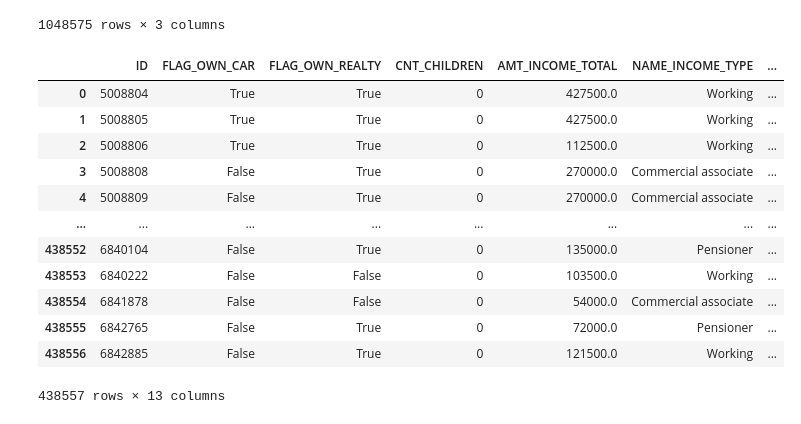
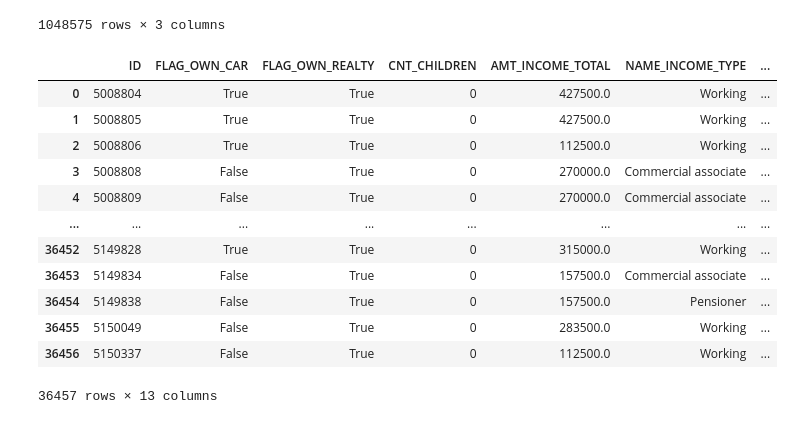
Before and after one commit to mhdeeb/cie-417, a Jupyter notebook: mini-project-1/main.ipynb, the cells around one changed output. Drawn from its saved outputs; the diff is of its cells as text; code cells hidden in the pictures.

```diff
--- a/mini-project-1/main.ipynb
+++ b/mini-project-1/main.ipynb
@@ -8,15 +8,26 @@ application_record = application_record[["ID", "FLAG_OWN_CAR", "FLAG_OWN_REALTY"
 application_record["FLAG_OWN_CAR"] = application_record["FLAG_OWN_CAR"].map(lambda x: x == "Y")
 application_record["FLAG_OWN_REALTY"] = application_record["FLAG_OWN_REALTY"].map(lambda x: x == "Y")
 
+application_record["CNT_FAM_MEMBERS"] = application_record["CNT_FAM_MEMBERS"].astype(int)
+
 INCOME_TYPE = ["Working", "Commercial associate", "Pensioner", "State servant", "Student"]
 EDUCATION_TYPE = ["Secondary / secondary special", "Higher education", "Incomplete higher", "Lower secondary", "Academic degree"]
-FAMILY_STATUS = ["Married", "Single / not married", "Civil marriage", "Separated, Widow"]
-HOUSING_TYPE = ["House / apartment", "With parents", "Municipal apartment", "Rented apartment", "Office apartment"]
+FAMILY_STATUS = ["Married", "Single / not married", "Civil marriage", "Separated", "Widow"]
+HOUSING_TYPE = ["House / apartment", "With parents", "Municipal apartment", "Rented apartment", "Office apartment", "Co-op apartment"]
 
-application_record["NAME_INCOME_TYPE"] = pd.Categorical(application_record["NAME_INCOME_TYPE"], categories=INCOME_TYPE, ordered=True)
-application_record["NAME_EDUCATION_TYPE"] = pd.Categorical(application_record["NAME_EDUCATION_TYPE"], categories=EDUCATION_TYPE, ordered=True)
-application_record["NAME_FAMILY_STATUS"] = pd.Categorical(application_record["NAME_FAMILY_STATUS"], categories=FAMILY_STATUS, ordered=True)
-application_record["NAME_HOUSING_TYPE"] = pd.Categorical(application_record["NAME_HOUSING_TYPE"], categories=HOUSING_TYPE, ordered=True)
+# application_record["NAME_INCOME_TYPE"].apply()
+
+enum_mapping = {value: (idx) for idx, value in enumerate(INCOME_TYPE)}
+application_record["NAME_INCOME_TYPE"] = application_record["NAME_INCOME_TYPE"].map(enum_mapping)
+enum_mapping = {value: (idx) for idx, value in enumerate(EDUCATION_TYPE)}
+application_record["NAME_EDUCATION_TYPE"] = application_record["NAME_EDUCATION_TYPE"].map(enum_mapping)
+enum_mapping = {value: (idx) for idx, value in enumerate(FAMILY_STATUS)}
+application_record["NAME_FAMILY_STATUS"] = application_record["NAME_FAMILY_STATUS"].map(enum_mapping)
+enum_mapping = {value: (idx) for idx, value in enumerate(HOUSING_TYPE)}
+application_record["NAME_HOUSING_TYPE"] = application_record["NAME_HOUSING_TYPE"].map(enum_mapping)
+
+bool_columns = application_record.select_dtypes(include="bool").columns
+application_record[bool_columns] = application_record[bool_columns].astype(int)
 
 application_record
 # %% [output]
@@ -50,25 +61,27 @@ credit_record
 | 1048573 | 5150487 | -28 | C |
 | 1048574 | 5150487 | -29 | C |
 1048575 rows × 3 columns
-# %%
-def group_is_good(group):
-    return group["STATUS"].isin(['C', 'X']).sum() > len(group) / 2
-
-is_good_map = credit_record.groupby("ID").apply(group_is_good, include_groups=False)
+# %%
+def group_is_good(group):
+    values = {'C': 1, 'X': 0, '0': -1, '1': -2, '2': -3, '3': -4, '4': -5, '5': -6}
+    threshold = -0.75
+    return group["STATUS"].map(lambda x: values[x]).mean() >= threshold
+
+is_good_map = credit_record.groupby("ID").apply(group_is_good).reset_index(name="IS_GOOD")
 # %%
-application_record["IS_GOOD"] = application_record["ID"].map(is_good_map).fillna(True)
+application_record = pd.merge(application_record, is_good_map, on="ID")
 application_record
 # %% [output]
 |  | ID | FLAG_OWN_CAR | FLAG_OWN_REALTY | CNT_CHILDREN | AMT_INCOME_TOTAL | NAME_INCOME_TYPE | ... |
 | 0 | 5008804 | True | True | 0 | 427500.0 | Working | ... |
 | 1 | 5008805 | True | True | 0 | 427500.0 | Working | ... |
 | 2 | 5008806 | True | True | 0 | 112500.0 | Working | ... |
 | 3 | 5008808 | False | True | 0 | 270000.0 | Commercial associate | ... |
 | 4 | 5008809 | False | True | 0 | 270000.0 | Commercial associate | ... |
 | ... | ... | ... | ... | ... | ... | ... | ... |
-| 438552 | 6840104 | False | True | 0 | 135000.0 | Pensioner | ... |
-| 438553 | 6840222 | False | False | 0 | 103500.0 | Working | ... |
-| 438554 | 6841878 | False | False | 0 | 54000.0 | Commercial associate | ... |
-| 438555 | 6842765 | False | True | 0 | 72000.0 | Pensioner | ... |
-| 438556 | 6842885 | False | True | 0 | 121500.0 | Working | ... |
+| 36452 | 5149828 | True | True | 0 | 315000.0 | Working | ... |
+| 36453 | 5149834 | False | True | 0 | 157500.0 | Commercial associate | ... |
+| 36454 | 5149838 | False | True | 0 | 157500.0 | Pensioner | ... |
+| 36455 | 5150049 | False | True | 0 | 283500.0 | Working | ... |
+| 36456 | 5150337 | False | True | 0 | 112500.0 | Working | ... |
-438557 rows × 13 columns
+36457 rows × 13 columns
```
Also changed, not shown: parts of 8 cells of this notebook.
